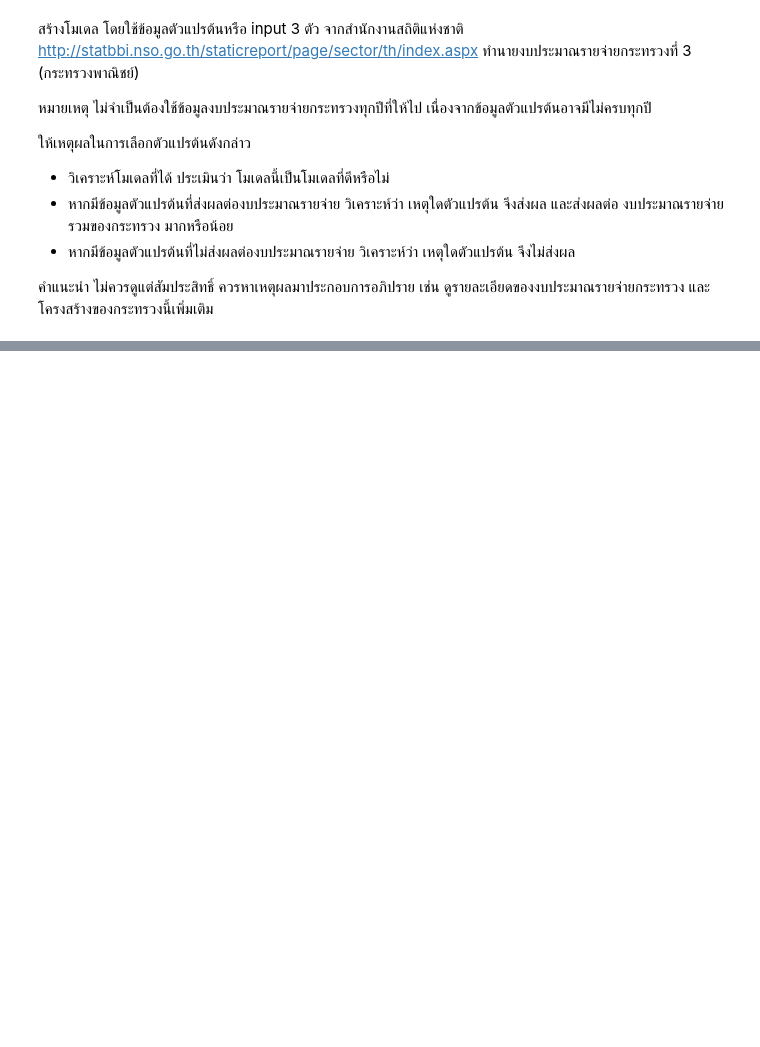
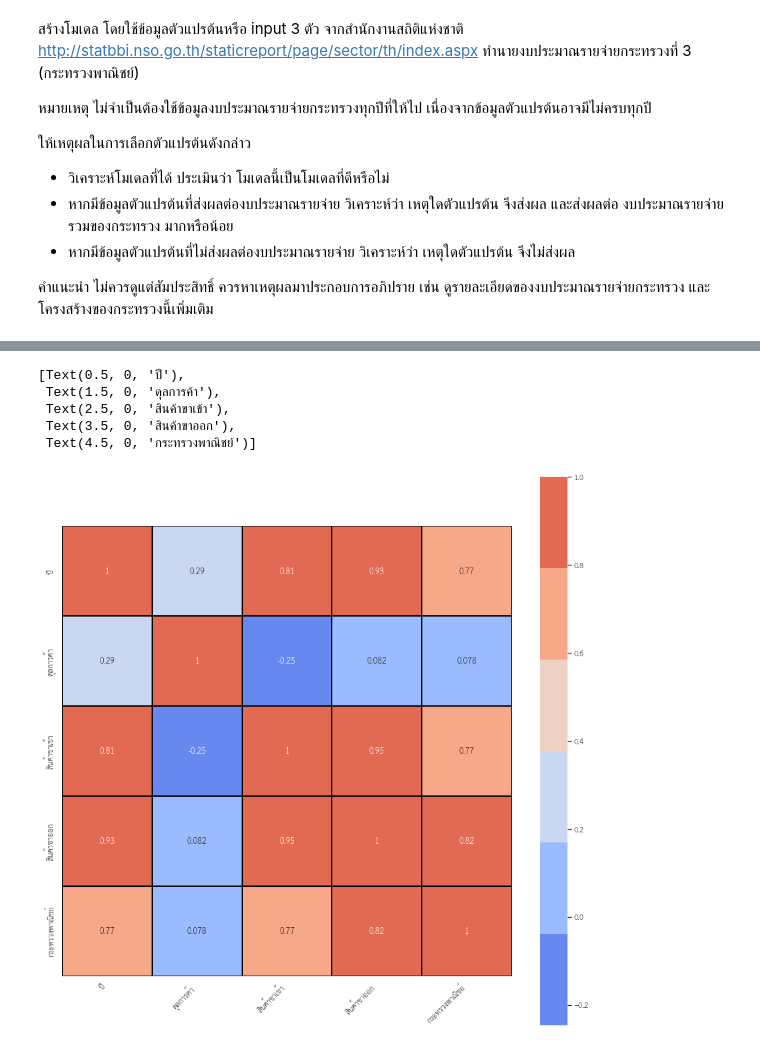
Before and after one commit to pant411/Assignment2_Stat_pp, a Jupyter notebook: part-regression/regression_analysis.ipynb, the cells around one changed output, grey strips where cells are left out. Saved outputs shown, nothing was run; the diff lists cells and outputs as text; code cells hidden in the pictures; blank space fills up the shorter version.

Commit message:
remain part 3 (MAD)

```diff
--- a/part-regression/regression_analysis.ipynb
+++ b/part-regression/regression_analysis.ipynb
@@ -567,0 +566,4 @@ http://statbbi.nso.go.th/staticreport/page/sector/th/index.aspx
+# %%
+df_part4 = pd.read_excel('part4_data.xlsx', sheet_name="Sheet4")  # ตัวอย่าง
+df_part4.replace({'..': np.nan}, inplace=True)
+df_part4
@@ -567,0 +612,4 @@ http://statbbi.nso.go.th/staticreport/page/sector/th/index.aspx
+# %%
+#df_part4_real = df_part4.join(df_buget_part4[['กระทรวงพาณิชย์']])
+df_part4_real = df_part4.join(df_budget[['กระทรวงพาณิชย์']])
+df_part4_real
@@ -567,0 +635,18 @@ http://statbbi.nso.go.th/staticreport/page/sector/th/index.aspx
+# %%
+plt.figure(figsize=(15, 15))
+heatmap_data2 = sns.heatmap(df_part4_real.corr(),
+                            square=True,
+                            linewidths=0.2,
+                            linecolor=(0, 0, 0),
+                            cmap=sns.color_palette("coolwarm"),
+                            annot=True)
+
+heatmap_data2.set_xticklabels(
+    heatmap_data2.get_xticklabels(), rotation=45, horizontalalignment='right')
+# %% [output]
+[Text(0.5, 0, 'ปี'),
+ Text(1.5, 0, 'ดุลการค้า'),
+ Text(2.5, 0, 'สินค้าขาเข้า'),
+ Text(3.5, 0, 'สินค้าขาออก'),
+ Text(4.5, 0, 'กระทรวงพาณิชย์')]
+[figure, added]
```
Also changed, not shown: parts of 12 cells of this notebook, 6 other files.
